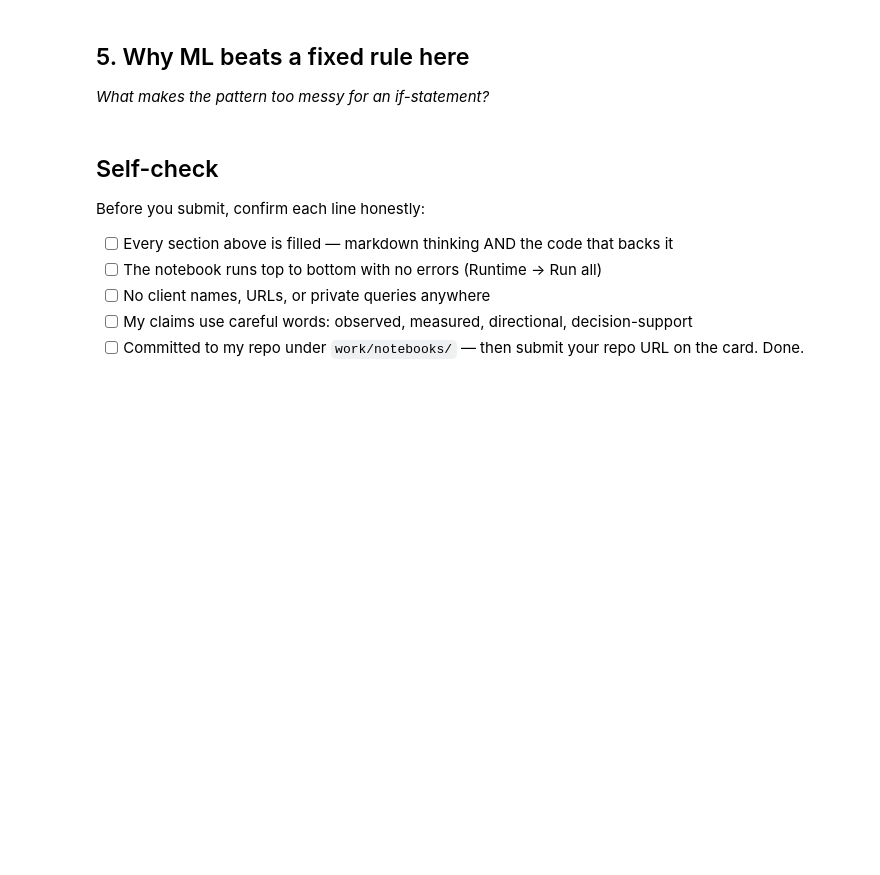
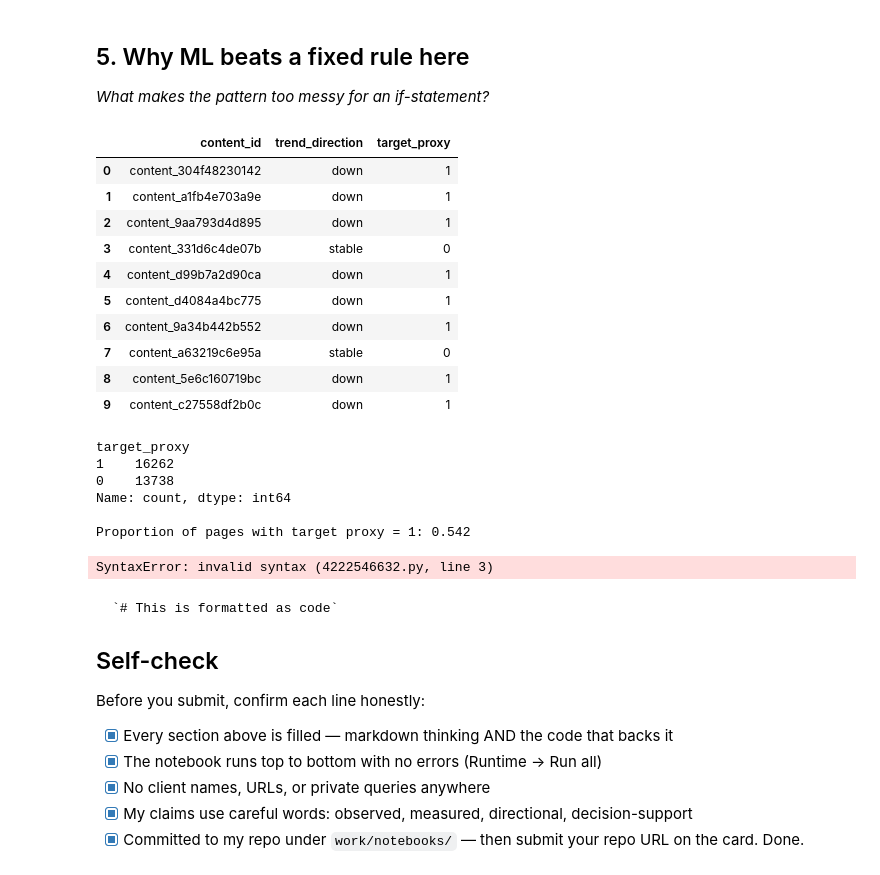
Before and after one commit to ubaid8878/Flyrank-ML-Internship, a Jupyter notebook: work/notebooks/w02_ml_task_framing.ipynb, the cells around one changed output. Drawn from its saved outputs; the diff is of its cells as text; code cells hidden in the pictures; blank space fills up the shorter version.

````diff
--- a/work/notebooks/w02_ml_task_framing.ipynb
+++ b/work/notebooks/w02_ml_task_framing.ipynb
@@ -43,0 +154,48 @@ This skeleton is yours to fill. Work the sections **in order** — each one has
+# %%
+# Create a simple binary proxy target from trend_direction
+
+page_df["target_proxy"] = (
+    page_df["trend_direction"] == "down"
+).astype(int)
+
+page_df[[
+    "content_id",
+    "trend_direction",
+    "target_proxy"
+]].head(10)
+# %% [output]
+|  | content_id | trend_direction | target_proxy |
+| 0 | content_304f48230142 | down | 1 |
+| 1 | content_a1fb4e703a9e | down | 1 |
+| 2 | content_9aa793d4d895 | down | 1 |
+| 3 | content_331d6c4de07b | stable | 0 |
+| 4 | content_d99b7a2d90ca | down | 1 |
+| 5 | content_d4084a4bc775 | down | 1 |
+| 6 | content_9a34b442b552 | down | 1 |
+| 7 | content_a63219c6e95a | stable | 0 |
+| 8 | content_5e6c160719bc | down | 1 |
+| 9 | content_c27558df2b0c | down | 1 |
+# %%
+print(page_df["target_proxy"].value_counts())
+print("\nProportion of pages with target proxy = 1:",
+      round(page_df["target_proxy"].mean(), 3))
+# %% [output]
+target_proxy
+1    16262
+0    13738
+Name: count, dtype: int64
+
+Proportion of pages with target proxy = 1: 0.542
+# %%
+### Target sketch
+
+The `target_proxy` column converts the observed trend into a simple binary indicator:
+
+- `1` means the page has an observed downward trend.
+- `0` means it does not have an observed downward trend.
+
+This is only a first target sketch. It should not be interpreted as proof that the page will recover if refreshed.
+
+The target is useful for testing whether available page-level signals can help prioritize pages for human review.
+# %% [output]
+SyntaxError: invalid syntax (4222546632.py, line 3)
@@ -44,10 +227,16 @@ This skeleton is yours to fill. Work the sections **in order** — each one has
 # %% [markdown]
+
+
+```
+`# This is formatted as code`
+```
+
 ## Self-check
 
 Before you submit, confirm each line honestly:
 
-- [ ] Every section above is filled — markdown thinking AND the code that backs it
-- [ ] The notebook runs top to bottom with no errors (Runtime → Run all)
-- [ ] No client names, URLs, or private queries anywhere
-- [ ] My claims use careful words: observed, measured, directional, decision-support
-- [ ] Committed to my repo under `work/notebooks/` — then submit your repo URL on the card. Done.
+- [x] Every section above is filled — markdown thinking AND the code that backs it
+- [x] The notebook runs top to bottom with no errors (Runtime → Run all)
+- [x] No client names, URLs, or private queries anywhere
+- [x] My claims use careful words: observed, measured, directional, decision-support
+- [x] Committed to my repo under `work/notebooks/` — then submit your repo URL on the card. Done.
````
Also changed, not shown: parts of 17 cells of this notebook.
